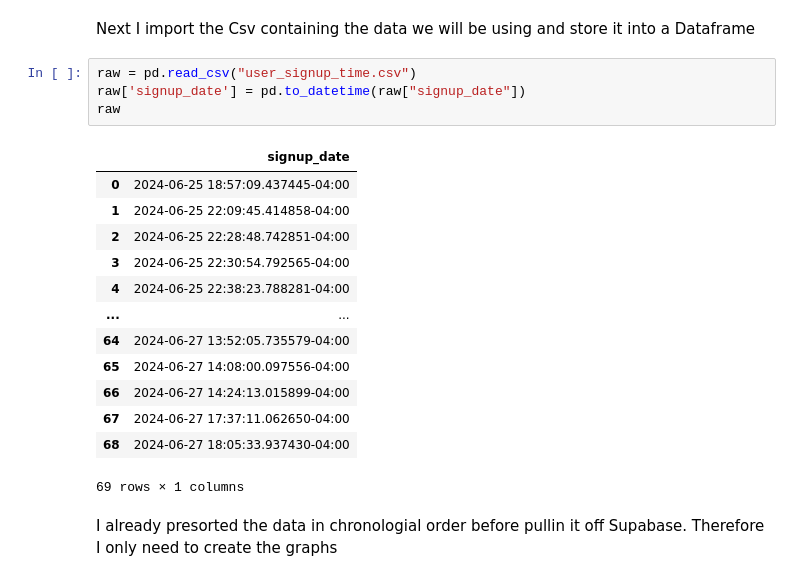
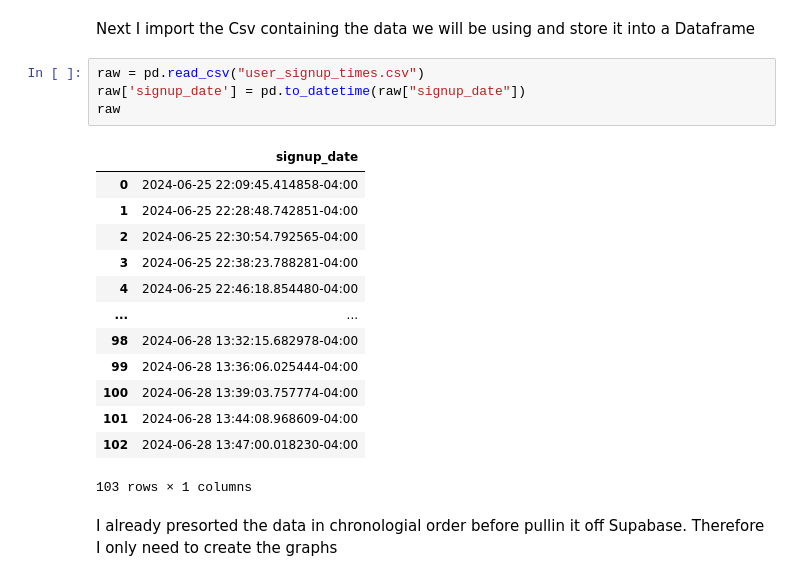
Before and after one commit to RadiantStars/Graph_Maker, a Jupyter notebook: Graphs.ipynb, the cells around one changed output. Saved outputs shown, nothing was run; the diff lists cells and outputs as text.

```diff
--- a/Graphs.ipynb
+++ b/Graphs.ipynb
@@ -9,23 +9,23 @@ import pandas as pd
 # %% [markdown]
 Next I import the Csv containing the data we will be using and store it into a Dataframe
 # %%
-raw = pd.read_csv("user_signup_time.csv")
+raw = pd.read_csv("user_signup_times.csv")
 raw['signup_date'] = pd.to_datetime(raw["signup_date"])
 raw
 # %% [output]
 |  | signup_date |
-| 0 | 2024-06-25 18:57:09.437445-04:00 |
-| 1 | 2024-06-25 22:09:45.414858-04:00 |
-| 2 | 2024-06-25 22:28:48.742851-04:00 |
-| 3 | 2024-06-25 22:30:54.792565-04:00 |
-| 4 | 2024-06-25 22:38:23.788281-04:00 |
+| 0 | 2024-06-25 22:09:45.414858-04:00 |
+| 1 | 2024-06-25 22:28:48.742851-04:00 |
+| 2 | 2024-06-25 22:30:54.792565-04:00 |
+| 3 | 2024-06-25 22:38:23.788281-04:00 |
+| 4 | 2024-06-25 22:46:18.854480-04:00 |
 | ... | ... |
-| 64 | 2024-06-27 13:52:05.735579-04:00 |
-| 65 | 2024-06-27 14:08:00.097556-04:00 |
-| 66 | 2024-06-27 14:24:13.015899-04:00 |
-| 67 | 2024-06-27 17:37:11.062650-04:00 |
-| 68 | 2024-06-27 18:05:33.937430-04:00 |
+| 98 | 2024-06-28 13:32:15.682978-04:00 |
+| 99 | 2024-06-28 13:36:06.025444-04:00 |
+| 100 | 2024-06-28 13:39:03.757774-04:00 |
+| 101 | 2024-06-28 13:44:08.968609-04:00 |
+| 102 | 2024-06-28 13:47:00.018230-04:00 |
-69 rows × 1 columns
+103 rows × 1 columns
 # %% [markdown]
 I already presorted the data in chronologial order before pullin it off Supabase. Therefore I only need to create the graphs
 # %% [markdown]
```
Also changed, not shown: parts of 5 cells of this notebook.
